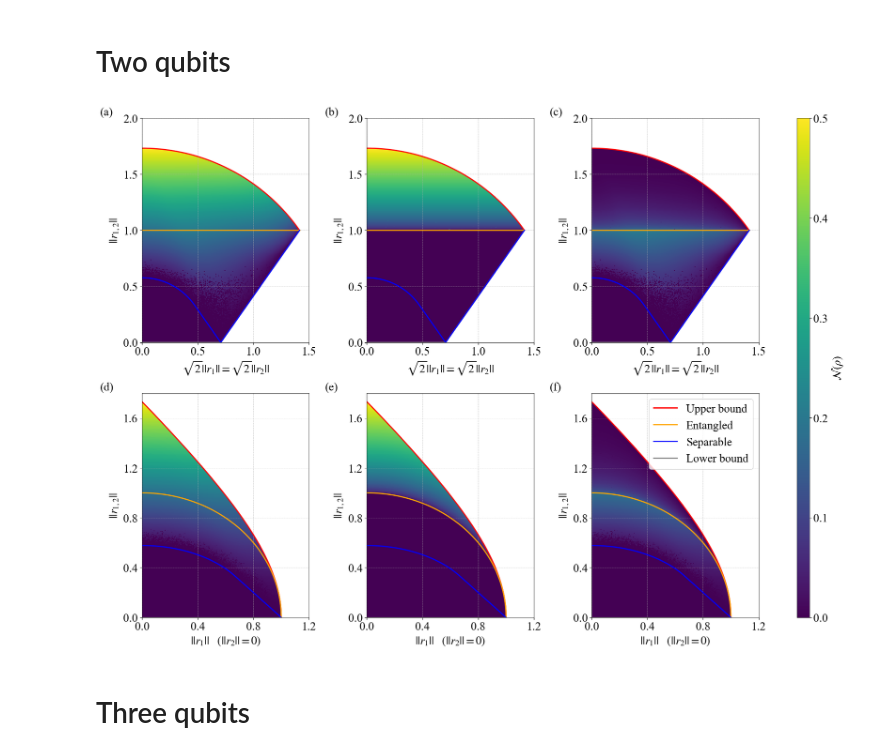
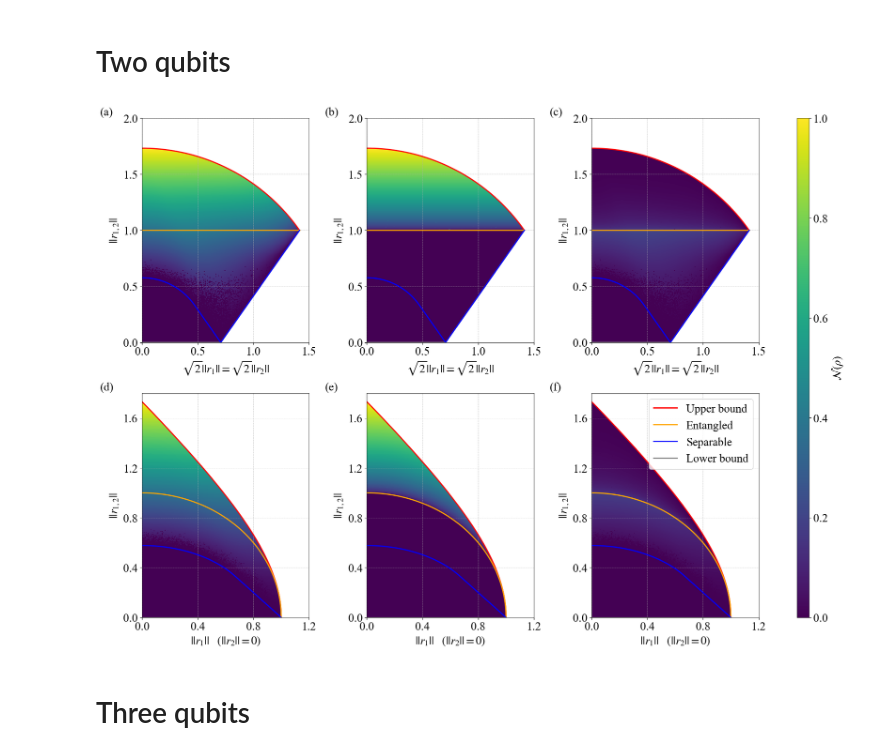
Before and after one commit to Garcia-Velo/-2024--bloch-lengths, a Jupyter notebook: notebooks/post/paper_plots.ipynb, the cells around one changed output. Drawn from its saved outputs; the diff is of its cells as text; code cells hidden in the pictures.

```diff
--- a/notebooks/post/paper_plots.ipynb
+++ b/notebooks/post/paper_plots.ipynb
@@ -84,9 +84,9 @@ z = np.linspace(0, np.sqrt(3), Dz)
 
 X, Z = np.meshgrid(x, z, indexing='ij')
 
-mesh0 = ax[0, 0].pcolormesh(np.sqrt(2) * X, Z, ent_max_sym, shading='auto', cmap='viridis', vmin=0, vmax=0.5)
-mesh1 = ax[0, 1].pcolormesh(np.sqrt(2) * X, Z, ent_min_sym, shading='auto', cmap='viridis', vmin=0, vmax=0.5)
-mesh2 = ax[0, 2].pcolormesh(np.sqrt(2) * X, Z, ent_max_sym - ent_min_sym, shading='auto', cmap='viridis', vmin=0, vmax=0.5)
+mesh0 = ax[0, 0].pcolormesh(np.sqrt(2) * X, Z, 2 * ent_max_sym, shading='auto', cmap='viridis', vmin=0, vmax=1)
+mesh1 = ax[0, 1].pcolormesh(np.sqrt(2) * X, Z, 2 * ent_min_sym, shading='auto', cmap='viridis', vmin=0, vmax=1)
+mesh2 = ax[0, 2].pcolormesh(np.sqrt(2) * X, Z, ent_max_sym - ent_min_sym, shading='auto', cmap='viridis', vmin=0, vmax=1)
 
 z_upper = compute_bipartite_region_upper(2, x, x)
 z_ent = compute_bipartite_region_ent(2, x, x)
@@ -108,39 +108,39 @@ z = np.linspace(0, np.sqrt(3), Dz)
 
 X, Z = np.meshgrid(x, z, indexing='ij')
 
-mesh3 = ax[1, 0].pcolormesh(X, Z, ent_max_xz, shading='auto', cmap='viridis', vmin=0, vmax=0.5)
-mesh4 = ax[1, 1].pcolormesh(X, Z, ent_min_xz, shading='auto', cmap='viridis', vmin=0, vmax=0.5)
-mesh5 = ax[1, 2].pcolormesh(X, Z, ent_max_xz - ent_min_xz, shading='auto', cmap='viridis', vmin=0, vmax=0.5)
+mesh3 = ax[1, 0].pcolormesh(X, Z, 2 * ent_max_xz, shading='auto', cmap='viridis', vmin=0, vmax=1)
+mesh4 = ax[1, 1].pcolormesh(X, Z, 2 * ent_min_xz, shading='auto', cmap='viridis', vmin=0, vmax=1)
+mesh5 = ax[1, 2].pcolormesh(X, Z, ent_max_xz - ent_min_xz, shading='auto', cmap='viridis', vmin=0, vmax=1)
 
 x = np.linspace(0, 1, 1000)
 z_upper = compute_bipartite_region_upper(2, x, 0)
 z_ent = compute_bipartite_region_ent(2, x, 0)
 z_sep = np.piecewise(x, [x <= 2/3, x > 2/3], [lambda x: np.sqrt(1/6 * (2 - 3 * x**2)), lambda x: 1 - x])
 z_lower = compute_bipartite_region_lower([2, 2], x, 0)
 
 for i in range(3):
     ax[1, i].set(xlabel = r"$|| r_1 || \quad (|| r_2 || = 0)$", ylabel = r"$||r_{1, 2}||$", xlim = (0, 1.2), ylim = (0, 1.8),
                  xticks=np.arange(0, 1.3, 0.4), yticks=np.arange(0, 1.9, 0.4))
     ax[1, i].plot(x, z_upper, 'red', linewidth=2, label='Upper bound')
     ax[1, i].plot(x, z_ent, 'orange', linewidth=2, label='Entangled')
     ax[1, i].plot(x, z_sep, 'blue', linewidth=2, label='Separable')
     ax[1, i].plot(x, z_lower, 'grey', linewidth=2, label='Lower bound')
 
 cbar = fig.colorbar(mesh1, ax=ax.ravel().tolist(), label=r'$\mathcal{N}(\rho)$', pad=0.05, aspect=40, shrink=1)
 
-cbar.set_ticks(list(np.linspace(0, 0.5, 6)))
+cbar.set_ticks(list(np.linspace(0, 1, 6)))
 
 labels = ['(a)', '(b)', '(c)', '(d)', '(e)', '(f)']
 
 for i, j in product(range(2), range(3)):
     ax[i, j].grid(True)
     ax[i, j].text(-0.25, 1.05, labels[i * 3 + j], transform=ax[i, j].transAxes, va='top', ha='left')
 ax[1, 2].legend(loc='upper right')
 
 plt.savefig(plots_dir / "qubit_entanglement.png")
 plt.show()
 # %% [output]
-[figure, old version]
+[figure, new version]
 # %% [markdown]
 # Three qubits
 # %% [markdown]
```
Also changed, not shown: 3 other files.
